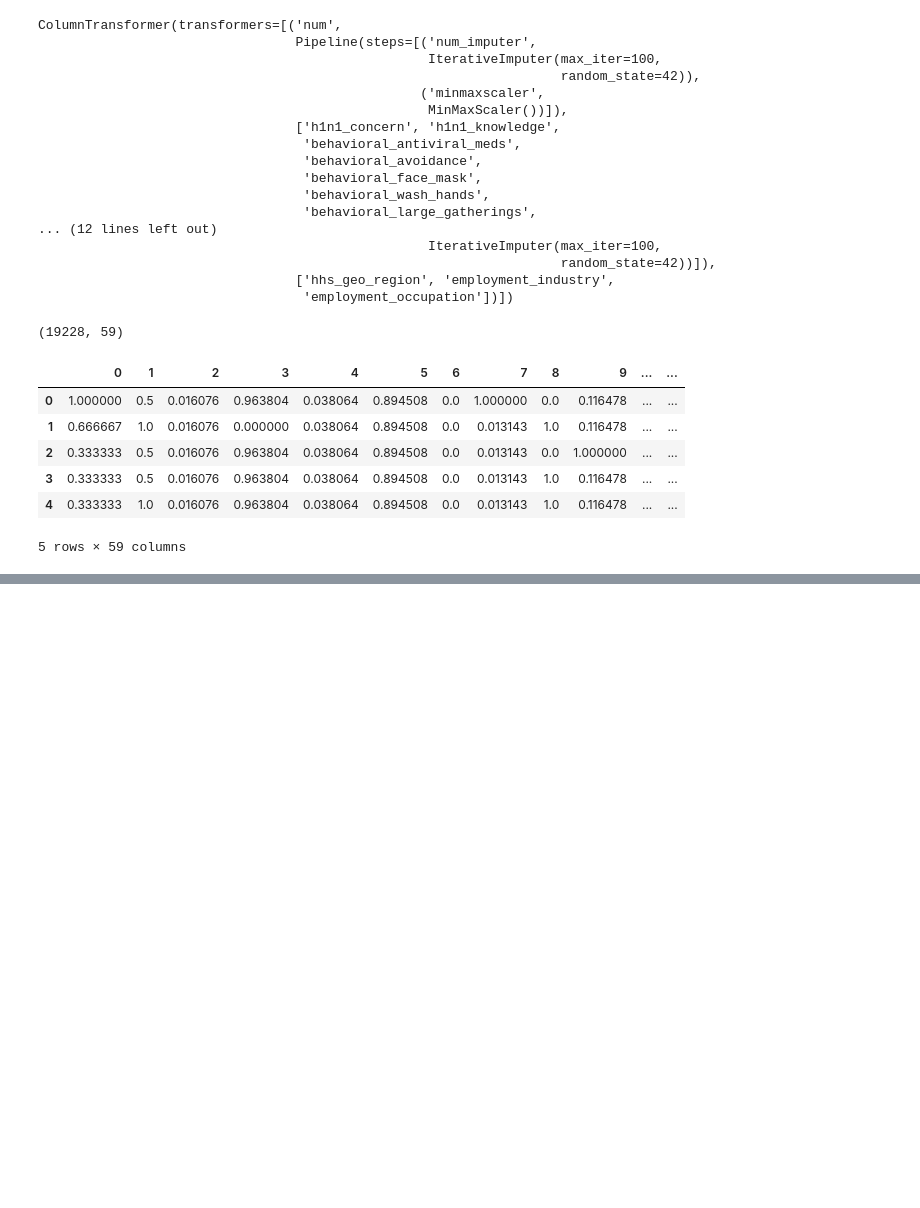
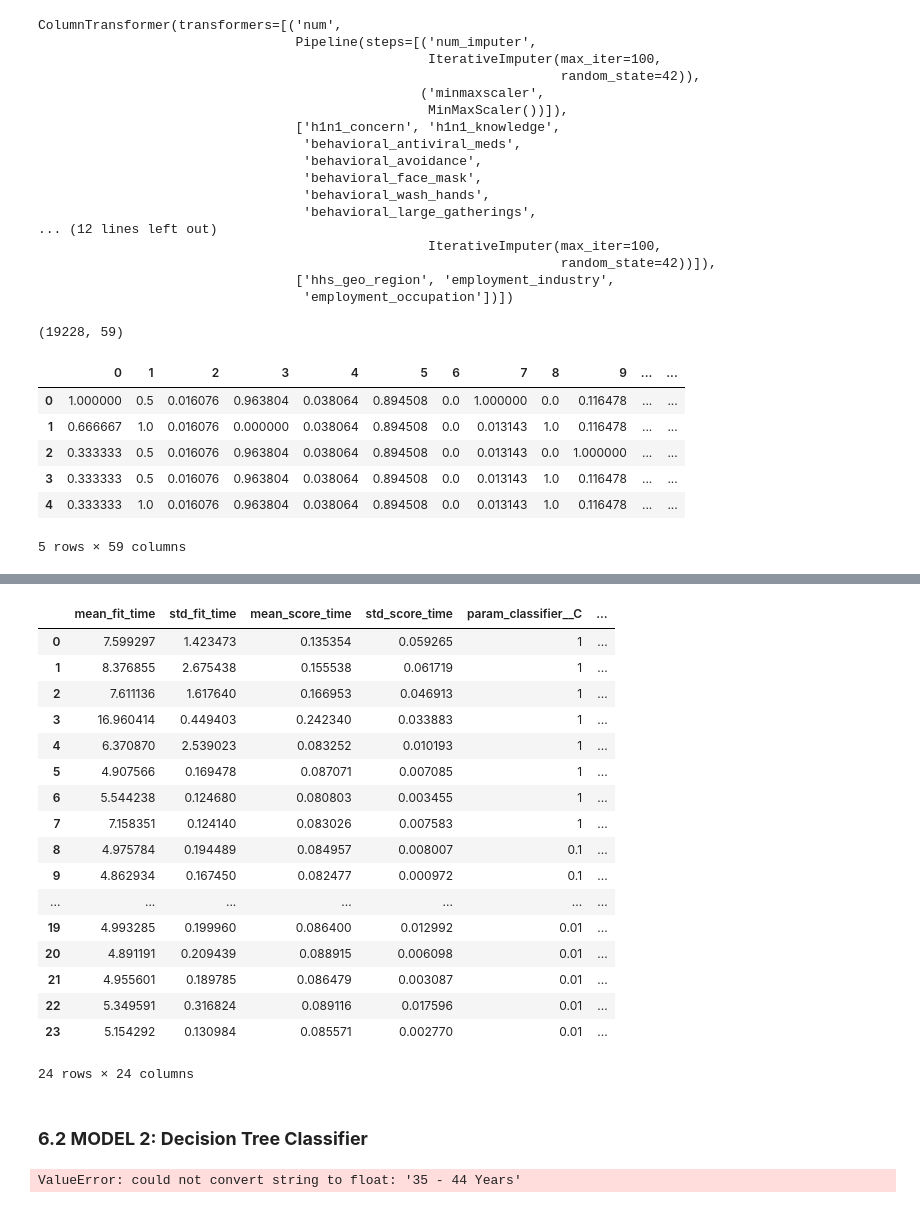
Before and after one commit to PETERNJUGU4/Njugu_Phase_3_Project, a Jupyter notebook: index.ipynb, the cells around one changed output, grey strips where cells are left out. Cells and saved outputs as stored; diff of their text form; code cells hidden in the pictures; blank space fills up the shorter version.

Commit message:
done data preprocessing

```diff
--- a/index.ipynb
+++ b/index.ipynb
@@ -545,0 +601,5 @@ pd.DataFrame(X_tr_transformed).head()
+# %%
+logreg = Pipeline(steps=[
+    ('preprocessor', preprocessor),
+    ('classifier', LogisticRegression(max_iter=500, random_state=42))
+])
@@ -545,0 +613,11 @@ pd.DataFrame(X_tr_transformed).head()
+# %%
+# Let's do GridSearchCV
+param_grid = {
+    "classifier__solver": ['lbfgs', 'liblinear', 'newton-cg', 'saga'],
+    "classifier__C" : [1, 0.1, 0.01], # regularization parameter
+    "classifier__class_weight": ['balanced', None]
+}
+# %%
+grid = GridSearchCV(logreg, param_grid, scoring=['f1','precision'], refit = 'f1')
+# %%
+output_logreg = grid.fit(X_tr, y_tr)
@@ -545,0 +648,29 @@ pd.DataFrame(X_tr_transformed).head()
+# %%
+pd.DataFrame(grid.cv_results_)
+# %% [output]
+|  | mean_fit_time | std_fit_time | mean_score_time | std_score_time | param_classifier__C | ... |
+| 0 | 7.599297 | 1.423473 | 0.135354 | 0.059265 | 1 | ... |
+| 1 | 8.376855 | 2.675438 | 0.155538 | 0.061719 | 1 | ... |
+| 2 | 7.611136 | 1.617640 | 0.166953 | 0.046913 | 1 | ... |
+| 3 | 16.960414 | 0.449403 | 0.242340 | 0.033883 | 1 | ... |
+| 4 | 6.370870 | 2.539023 | 0.083252 | 0.010193 | 1 | ... |
+| 5 | 4.907566 | 0.169478 | 0.087071 | 0.007085 | 1 | ... |
+| 6 | 5.544238 | 0.124680 | 0.080803 | 0.003455 | 1 | ... |
+| 7 | 7.158351 | 0.124140 | 0.083026 | 0.007583 | 1 | ... |
+| 8 | 4.975784 | 0.194489 | 0.084957 | 0.008007 | 0.1 | ... |
+| 9 | 4.862934 | 0.167450 | 0.082477 | 0.000972 | 0.1 | ... |
+| ... | ... | ... | ... | ... | ... | ... |
+| 19 | 4.993285 | 0.199960 | 0.086400 | 0.012992 | 0.01 | ... |
+| 20 | 4.891191 | 0.209439 | 0.088915 | 0.006098 | 0.01 | ... |
+| 21 | 4.955601 | 0.189785 | 0.086479 | 0.003087 | 0.01 | ... |
+| 22 | 5.349591 | 0.316824 | 0.089116 | 0.017596 | 0.01 | ... |
+| 23 | 5.154292 | 0.130984 | 0.085571 | 0.002770 | 0.01 | ... |
+24 rows × 24 columns
+# %% [markdown]
+### **6.2 MODEL 2: Decision Tree Classifier**
+# %%
+# Create and train the Decision Tree model
+clf = DecisionTreeClassifier(random_state=42)
+clf.fit(X_tr, y_tr)
+# %% [output]
+ValueError: could not convert string to float: '35 - 44 Years'
```
Also changed, not shown: parts of 22 cells of this notebook.
